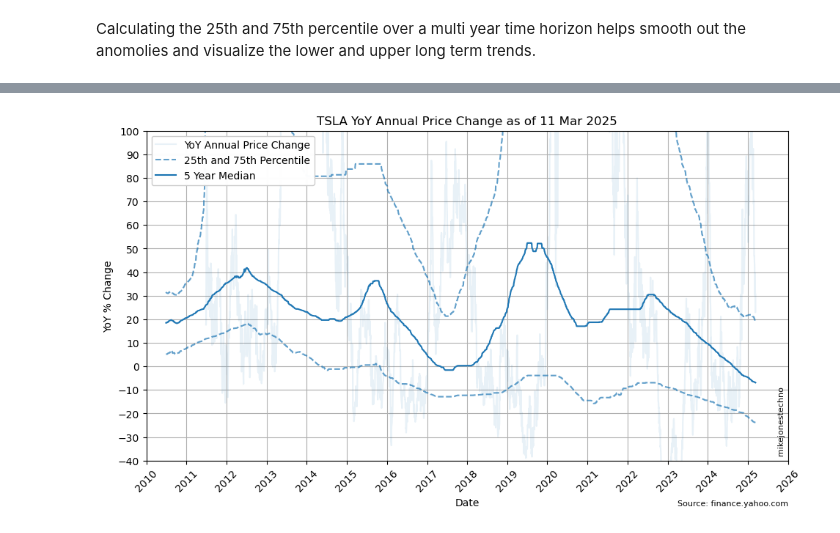
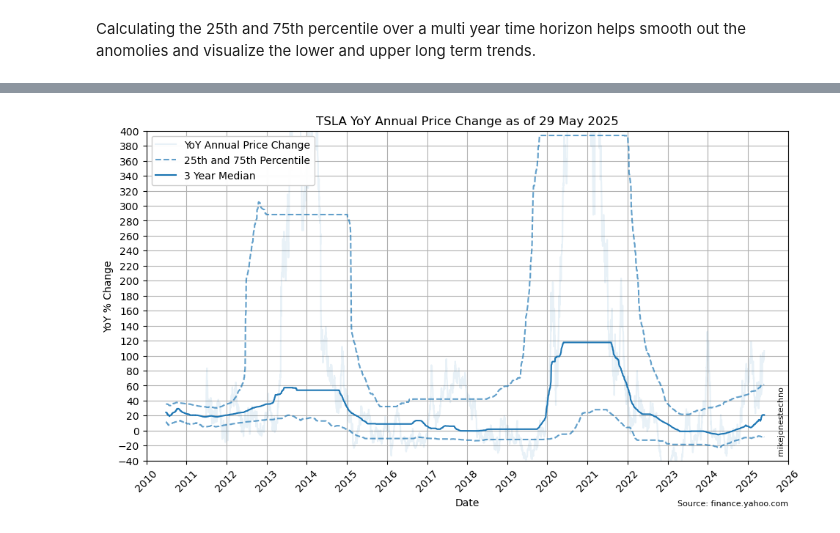
Before and after one commit to mikejonestechno/investment-analytics, a Jupyter notebook: notebooks/tsla.ipynb, the cells around one changed output, grey strips where cells are left out. Drawn from its saved outputs; the diff is of its cells as text; code cells hidden in the pictures.

Commit message:
📈 Update y-axis limit (#277)
Adjust the y-axis limit to enhance the clarity of the displayed data.

---------

Co-authored-by: mikejonestechno <16675734+mikejonestechno@users.noreply.github.com>

```diff
--- a/notebooks/tsla.ipynb
+++ b/notebooks/tsla.ipynb
@@ -131,10 +131,12 @@ yoy_chart_params['chart_title'] = sx_symbol + ' YoY Annual Price Change as of '
 yoy_chart_params['data_column'] = 'YoY'
 yoy_chart_params['x_ticks'] = 1
 yoy_chart_params['y_label'] = 'YoY % Change'
-yoy_chart_params['y_ticks'] = 100
+yoy_chart_params['y_ticks'] = 50
+yoy_chart_params['bottom_limit'] = -100
+yoy_chart_params['top_limit'] = 1100
 yoy_chart_params['color_index'] = 0
 yoy_chart_params['legend_location'] = 'upper left'
-percentile_chart = PercentileChart(percentiles.percentiles, percentiles.multi_years[1], **yoy_chart_params)
+percentile_chart = PercentileChart(percentiles.percentiles, percentiles.multi_years[2], **yoy_chart_params)
 plt = percentile_chart.plot_percentiles(df)
 plt.show()
 # %% [output]
@@ -155,14 +157,14 @@ Over the last 10 years the median (50th percetile) YoY change is 10.30%; The mea
 # %%
 """ Change chart variables to plot from 1995 and multi year window not extended multi year window """
 yoy_chart_params['x_ticks'] = 1
-yoy_chart_params['y_ticks'] = 10
+yoy_chart_params['y_ticks'] = 20
 yoy_chart_params['bottom_limit'] = -40
-yoy_chart_params['top_limit'] = 100
-percentile_chart = PercentileChart(percentiles.percentiles, percentiles.multi_years[2], **yoy_chart_params)
+yoy_chart_params['top_limit'] = 400
+percentile_chart = PercentileChart(percentiles.percentiles, percentiles.multi_years[1], **yoy_chart_params)
 plt = percentile_chart.plot_percentiles(df)
 plt.show()
 # %% [output]
-[figure, old version]
+[figure, new version]
 # %%
 display(Markdown(f"""
 > ℹ Given the relatively short history, the data suggests reasonable confidence using a baseline long term performance between median { "{:,.0f}".format(df_last_percentiles.loc[percentiles.multi_years[-1], percentiles.percentiles[1]]) }% and mean { "{:,.0f}".format(df_last_percentiles.loc[percentiles.multi_years[-1], 'mean']) }% with uncertainty or risk that TSLA may have bursts of extreme growth with periods of volatility for several years at a time. Note this does not take inflation into consideration.
```
Also changed, not shown: parts of 5 cells of this notebook, 1 other file.
